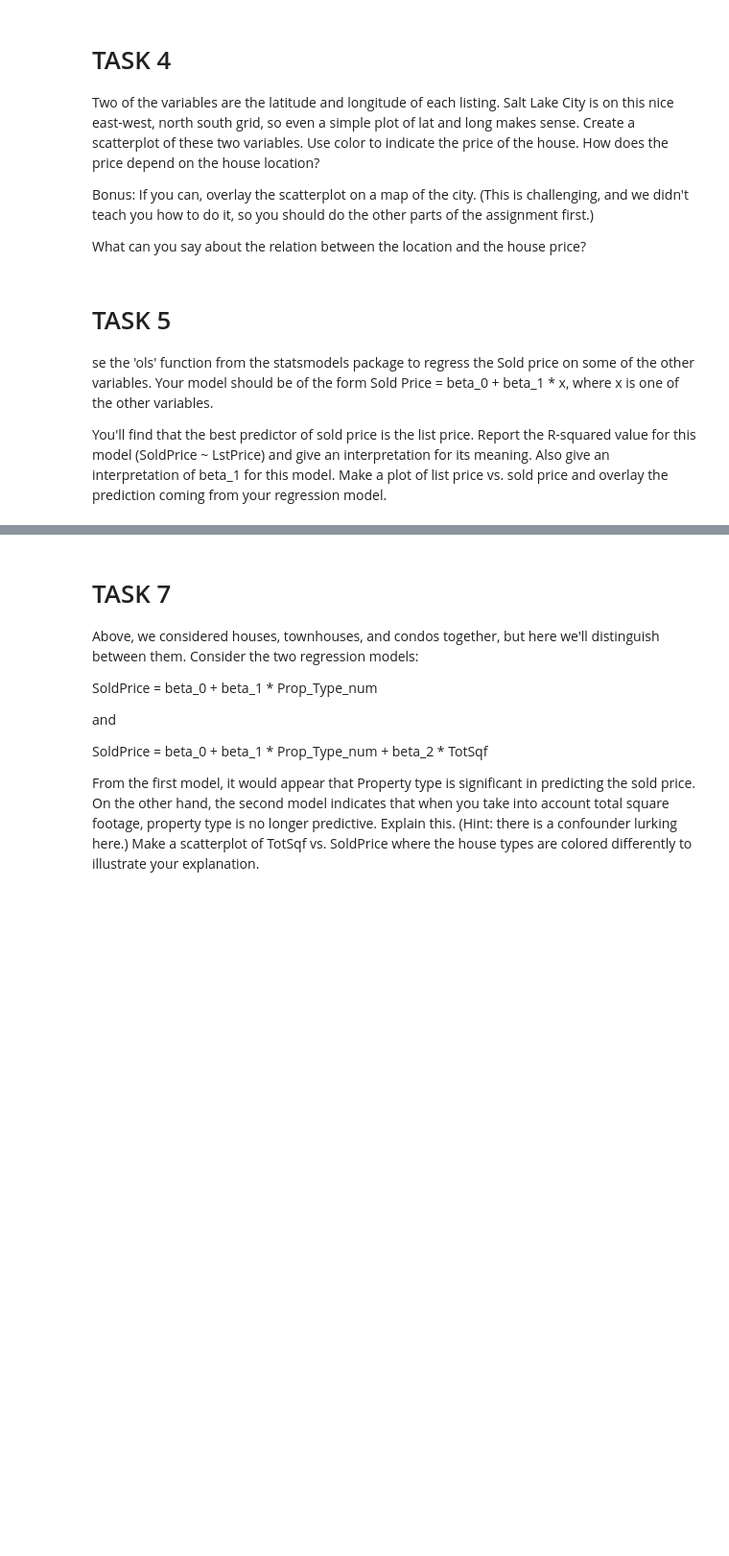
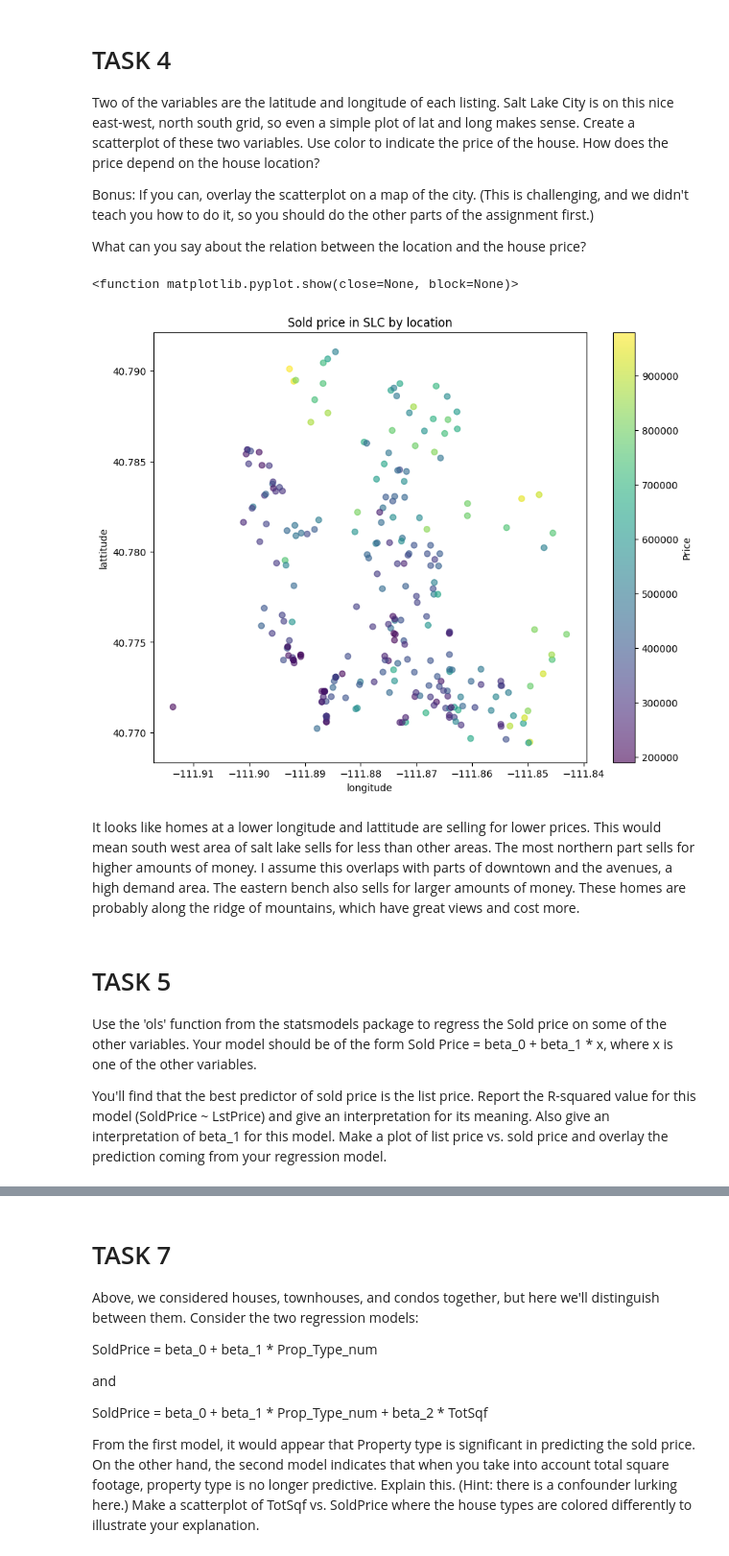
Before and after one commit to samipope/CS6011, a Jupyter notebook: CS6017/homework/homeworkTwo/homework2.ipynb, the cells around one changed output, grey strips where cells are left out. Shown at 96% size. Drawn from its saved outputs; the diff is of its cells as text; code cells hidden in the pictures; blank space fills up the shorter version.

```diff
--- a/CS6017/homework/homeworkTwo/homework2.ipynb
+++ b/CS6017/homework/homeworkTwo/homework2.ipynb
@@ -33,3 +114,33 @@ Remove columns that you don't think contribute to the value of the house. This i
 Check the datatypes and convert any numbers that were read as strings to numerical values. (Hint: You can use str.replace() to work with strings.) If there are any categorical values you're interested in, then you should convert them to numerical values as we saw in the notes (the get_dummies function may help). In particular, convert 'TotSqf' to an integer and add a column titled Prop_Type_num that is 0 if i-th listing is a condo or townhouse, or 1 if i-th listing is a single family house
 
 Remove the listings with erroneous 'Longitude' (one has Longitude = 0) and 'Taxes' values (at least two have unreasonably large values).
+# %%
+listPriceFilter_df = df[(df['LstPrice'] >= 200000) & (df['LstPrice'] <= 1000000)]
+
+# print(listPriceFilter_df.head())
+
+#making sure that the size decreased when i filtered it
+print("original size", df.size)
+print("new size", listPriceFilter_df.size)
+
+# display(listPriceFilter_df)
+
+relevantColumns = [
+    'Acres', 'Deck', 'GaragCap', 'Latitude', 'Longitude', 'LstPrice',
+    'Patio', 'PkgSpacs', 'PropType', 'SoldPrice', 'Taxes', 'TotBed',
+    'TotBth', 'TotSqf', 'YearBlt'
+]
+
+filtered_df = listPriceFilter_df[relevantColumns].copy()
+# get rid of 'object' types --> turn into integer
+# print(filtered_df.dtypes)
+filtered_df['TotSqf'] = filtered_df["TotSqf"].str.replace(',', '').astype(int)
+
+# convert 'PropType' to numerical and save in new column
+filtered_df['PropType_num'] = filtered_df['PropType'].apply(lambda x: 0 if x in ['Condo', 'Townhouse'] else 1)
+
+# remove listings with erroneous 'Longitude' and 'Taxes' values
+filtered_df = filtered_df[filtered_df['Longitude'] != 0]
+filtered_df = filtered_df[filtered_df['Taxes'] < 100000]
+
+print("data types after conversion:\n",filtered_df.dtypes)
@@ -54,8 +233,23 @@ Two of the variables are the latitude and longitude of each listing. Salt Lake C
 Bonus: If you can, overlay the scatterplot on a map of the city. (This is challenging, and we didn't teach you how to do it, so you should do the other parts of the assignment first.)
 
 What can you say about the relation between the location and the house price?
+# %%
+plt.figure(figsize=(10,8))
+
+scatter = plt.scatter(x=filtered_df['Longitude'], y=filtered_df['Latitude'], c=filtered_df['SoldPrice'],cmap='viridis',alpha=0.6)
+
+plt.colorbar(scatter, label='Price')
+plt.title("Sold price in SLC by location")
+plt.xlabel("longitude")
+plt.ylabel("lattitude")
+plt.show
+# %% [output]
+<function matplotlib.pyplot.show(close=None, block=None)>
+[figure, added]
+# %% [markdown]
+It looks like homes at a lower longitude and lattitude are selling for lower prices. This would mean south west area of salt lake sells for less than other areas. The most northern part sells for higher amounts of money. I assume this overlaps with parts of downtown and the avenues, a high demand area. The eastern bench also sells for larger amounts of money. These homes are probably along the ridge of mountains, which have great views and cost more.
 # %% [markdown]
 # TASK 5
-se the 'ols' function from the statsmodels package to regress the Sold price on some of the other variables. Your model should be of the form Sold Price = beta_0 + beta_1 * x, where x is one of the other variables.
+Use the 'ols' function from the statsmodels package to regress the Sold price on some of the other variables. Your model should be of the form Sold Price = beta_0 + beta_1 * x, where x is one of the other variables.
 
 You'll find that the best predictor of sold price is the list price. Report the R-squared value for this model (SoldPrice ~ LstPrice) and give an interpretation for its meaning. Also give an interpretation of beta_1 for this model. Make a plot of list price vs. sold price and overlay the prediction coming from your regression model.
```
Also changed, not shown: parts of 13 cells of this notebook, 1 other file.
